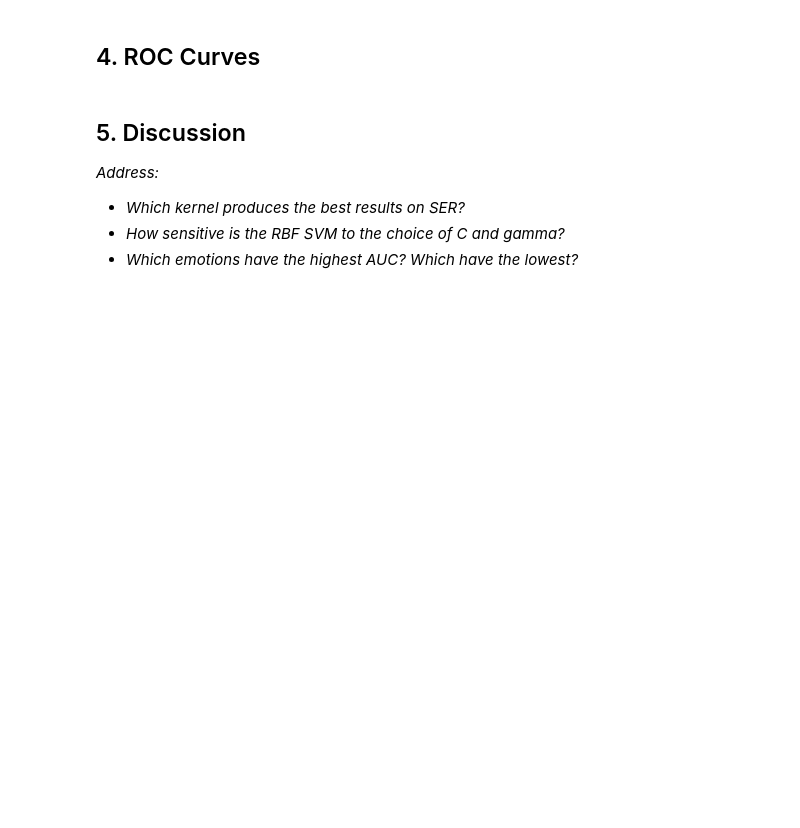
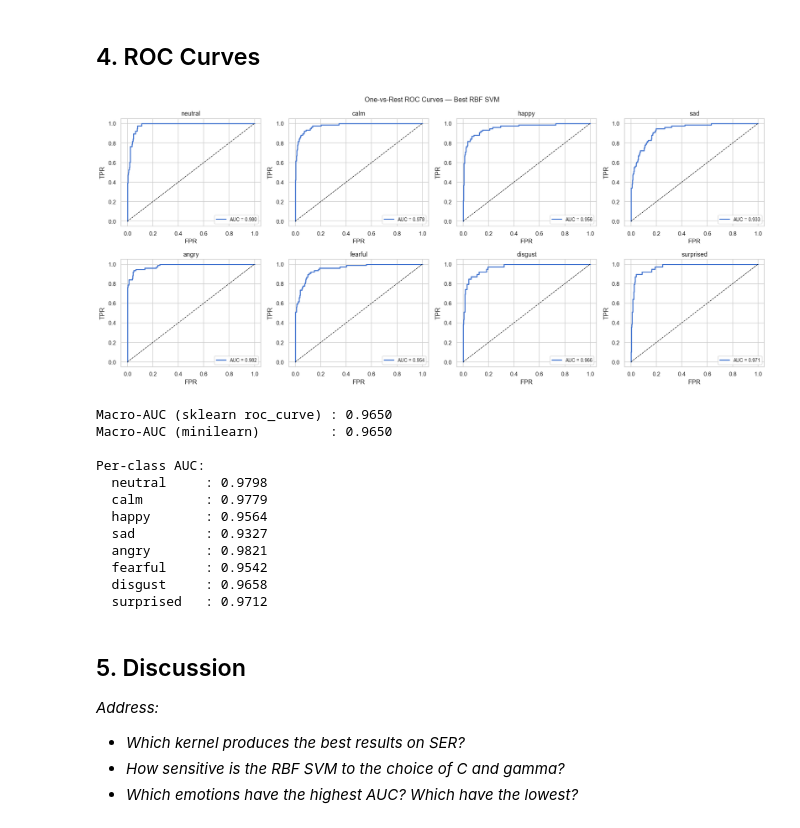
Before and after one commit to micahg1/Project_CSE432-532, a Jupyter notebook: SER_Project/notebooks/week8- svm.ipynb, the cells around one changed output. Drawn from its saved outputs; the diff is of its cells as text; code cells hidden in the pictures; blank space fills up the shorter version.

```diff
--- a/SER_Project/notebooks/week8- svm.ipynb
+++ b/SER_Project/notebooks/week8- svm.ipynb
@@ -48,3 +215,60 @@ from sklearn.metrics import RocCurveDisplay
+# %%
+# Refit best RBF with probability=True so we can get per-class scores for ROC
+best_params = grid_search.best_params_
+rbf_prob = SVC(
+    kernel='rbf', probability=True, decision_function_shape='ovr',
+    C=best_params['C'], gamma=best_params['gamma']
+)
+rbf_prob.fit(X_train, y_train)
+y_score = rbf_prob.predict_proba(X_test)   # (n_test, n_classes)
+
+classes = np.unique(y_train)               # [1..8]
+
+# ── Per-class OVR ROC curves ─────────────────────────────────────────────────
+fig, axes = plt.subplots(2, 4, figsize=(18, 8))
+aucs = []
+
+for i, (c, ax) in enumerate(zip(classes, axes.flatten())):
+    y_bin   = (y_test == c).astype(int)
+    fpr, tpr, _ = roc_curve(y_bin, y_score[:, i])
+    auc_val = auc(fpr, tpr)
+    aucs.append(auc_val)
+
+    ax.plot(fpr, tpr, lw=2, label=f'AUC = {auc_val:.3f}')
+    ax.plot([0, 1], [0, 1], 'k--', lw=1)
+    ax.set_title(EMOTION_MAP[c])
+    ax.set_xlabel('FPR'); ax.set_ylabel('TPR')
+    ax.legend(loc='lower right', fontsize=9)
+
+plt.suptitle('One-vs-Rest ROC Curves — Best RBF SVM', fontsize=13)
+plt.tight_layout()
+plt.savefig(os.path.join(OUTPUT_DIR, 'roc_curves_svm.png'), bbox_inches='tight')
+plt.show()
+
+# ── Macro-averaged AUC ───────────────────────────────────────────────────────
+macro_auc_sklearn  = float(np.mean(aucs))
+macro_auc_minilearn = roc_auc_score(y_test, y_score)
+
+print(f'Macro-AUC (sklearn roc_curve) : {macro_auc_sklearn:.4f}')
+print(f'Macro-AUC (minilearn)         : {macro_auc_minilearn:.4f}')
+print()
+print('Per-class AUC:')
+for c, a in zip(classes, aucs):
+    print(f'  {EMOTION_MAP[c]:<12}: {a:.4f}')
+# %% [output]
+[figure, added]
+Macro-AUC (sklearn roc_curve) : 0.9650
+Macro-AUC (minilearn)         : 0.9650
+
+Per-class AUC:
+  neutral     : 0.9798
+  calm        : 0.9779
+  happy       : 0.9564
+  sad         : 0.9327
+  angry       : 0.9821
+  fearful     : 0.9542
+  disgust     : 0.9658
+  surprised   : 0.9712
 # %% [markdown]
 ## 5. Discussion
 
```
Also changed, not shown: parts of 9 cells of this notebook, 6 other files.
